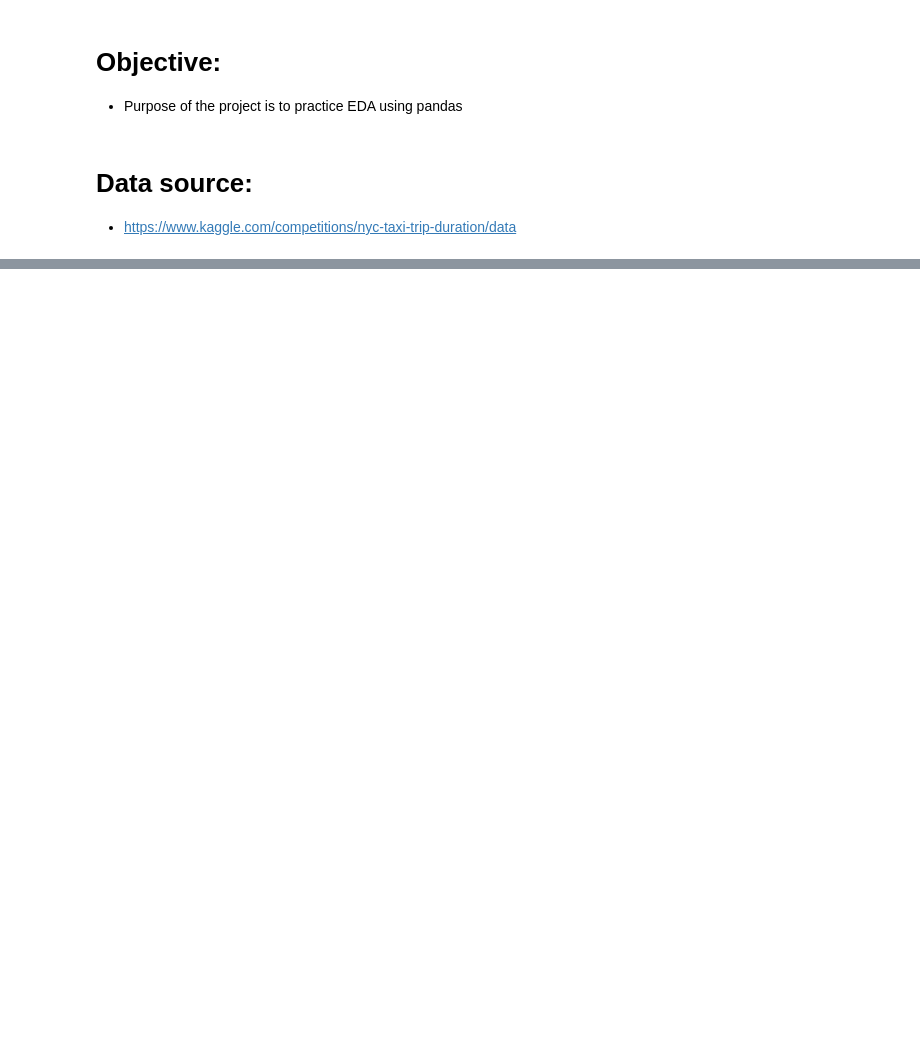
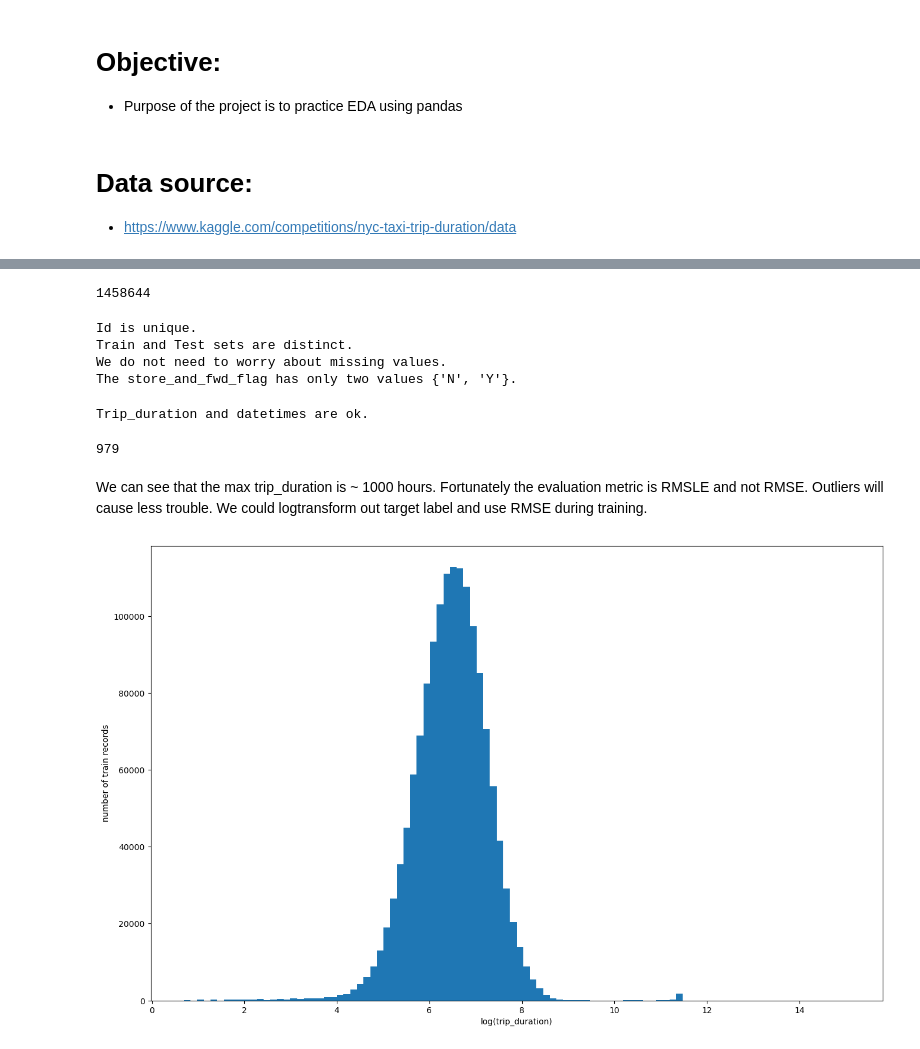
Before and after one commit to karteek95/EDA, a Jupyter notebook: NYC_Taxi_Trip_Duration.ipynb, the cells around one changed output, grey strips where cells are left out. Drawn from its saved outputs; the diff is of its cells as text; code cells hidden in the pictures; blank space fills up the shorter version.

```diff
--- a/NYC_Taxi_Trip_Duration.ipynb
+++ b/NYC_Taxi_Trip_Duration.ipynb
@@ -5,5 +5,17 @@
 # Data source:
 - https://www.kaggle.com/competitions/nyc-taxi-trip-duration/data
 # %%
-import pandas as pd
-import numpy as np
+%matplotlib inline
+import pandas as pd # data processing
+import numpy as np # linear algebra
+from datetime import timedelta
+import datetime as dt
+import matplotlib.pyplot as plt
+plt.rcParams['figure.figsize'] = [16, 10]
+import seaborn as sns
+import xgboost as xgb
+from sklearn.model_selection import train_test_split
+from sklearn.decomposition import PCA
+from sklearn.cluster import MiniBatchKMeans
+import warnings
+warnings.filterwarnings('ignore')
@@ -23,0 +24,6 @@ column names: Index(['id', 'vendor_id', 'pickup_datetime', 'dropoff_datetime',
+# %%
+np.random.seed(10)
+N = 100000 #number of sample rows in plots
+t0 = dt.datetime.now()
+train = pd.read_csv('train.csv')
+test = pd.read_csv('test.csv')
@@ -23,0 +40,41 @@ column names: Index(['id', 'vendor_id', 'pickup_datetime', 'dropoff_datetime',
+# %%
+train.count().min()
+# %% [output]
+1458644
+# %%
+print('Id is unique.') if train.id.nunique() == train.shape[0] else print('Id is not unique.')
+print('Train and Test sets are distinct.') if len(np.intersect1d(train.id.values, test.id.values)) == 0 else print('Train and Test sets are not distinct')
+print('We do not need to worry about missing values.') if train.count().min() == train.shape[0] and test.count().min() == test.shape[0] else print('There are missing values.')
+print('The store_and_fwd_flag has only two values {}.'.format(str(set(train.store_and_fwd_flag.unique()) | set(test.store_and_fwd_flag.unique()))))
+# %% [output]
+Id is unique.
+Train and Test sets are distinct.
+We do not need to worry about missing values.
+The store_and_fwd_flag has only two values {'N', 'Y'}.
+# %%
+train['pickup_datetime'] = pd.to_datetime(train.pickup_datetime)
+test['pickup_datetime'] = pd.to_datetime(test.pickup_datetime)
+train.loc[:, 'pickup_date'] = train['pickup_datetime'].dt.date
+test.loc[:, 'pickup_date'] = test['pickup_datetime'].dt.date
+train['dropoff_datetime'] = pd.to_datetime(train.dropoff_datetime)
+train['store_and_fwd_flag'] = 1 * (train.store_and_fwd_flag.values == 'Y')
+test['store_and_fwd_flag'] = 1 * (test.store_and_fwd_flag == 'Y')
+train['check_trip_duration'] = (train['dropoff_datetime'] - train['pickup_datetime']).map(lambda x:x.total_seconds())
+duration_difference = train[np.abs(train['check_trip_duration'].values - train['trip_duration'].values) > 1]
+print('Trip_duration and datetimes are ok.') if len(duration_difference) == 0 else print('Trip_duration and datetimes are not ok.')
+# %% [output]
+Trip_duration and datetimes are ok.
+# %%
+train['trip_duration'].max() // 3600
+# %% [output]
+979
+# %% [markdown]
+We can see that the max trip_duration is  ~ 1000 hours. Fortunately the evaluation metric is RMSLE and not RMSE. Outliers will cause less trouble. We could logtransform out target label and use RMSE during training.
+# %%
+train['log_trip_duration'] = np.log(train['trip_duration'].values + 1)
+plt.hist(train['log_trip_duration'].values, bins = 100)
+plt.xlabel('log(trip_duration)')
+plt.ylabel('number of train records')
+plt.show()
+# %% [output]
+[figure, added]
```
Also changed, not shown: parts of 9 cells of this notebook, 1 other file.
